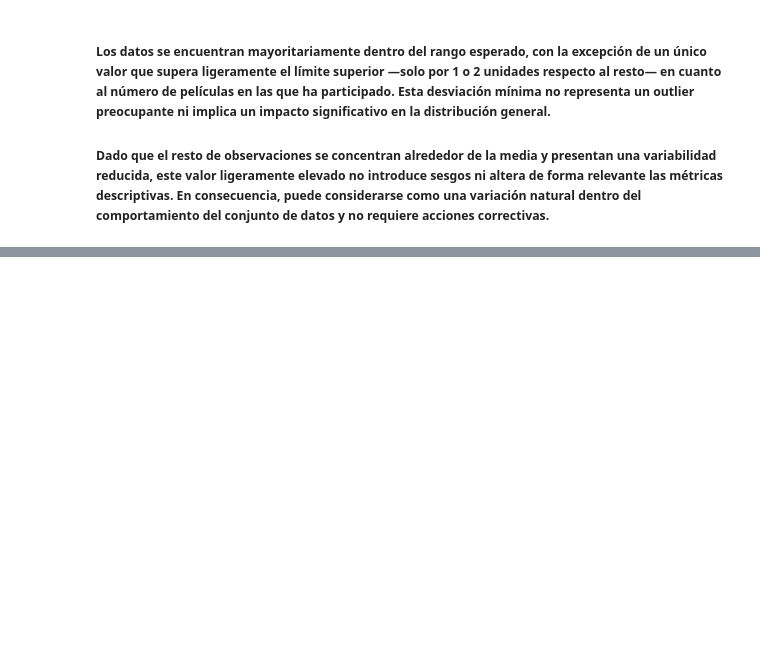
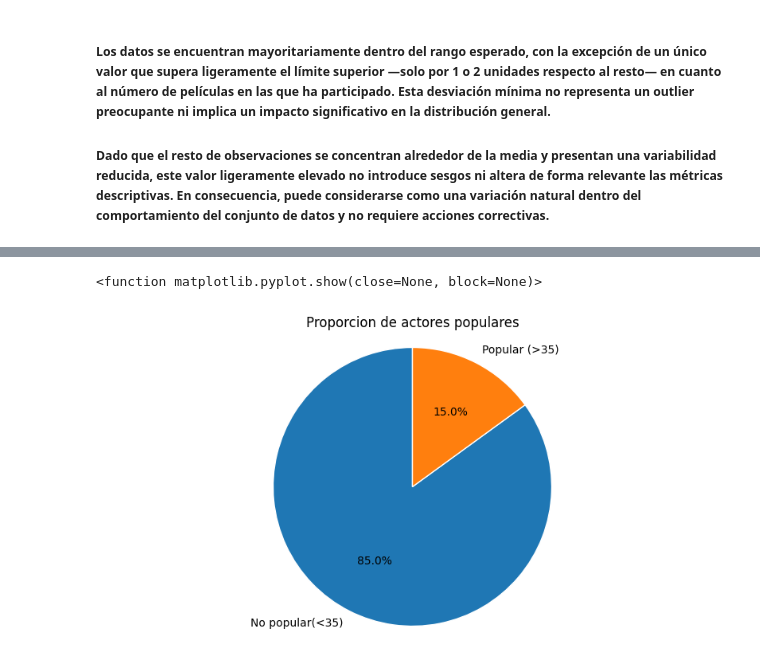
Before and after one commit to JaimeAmuedoJAH/consulta-analisis-datos-sakila, a Jupyter notebook: notebook/ProyectoIII_dataframe3.ipynb, the cells around one changed output, grey strips where cells are left out. Saved outputs shown, nothing was run; the diff lists cells and outputs as text; code cells hidden in the pictures; blank space fills up the shorter version.

```diff
--- a/notebook/ProyectoIII_dataframe3.ipynb
+++ b/notebook/ProyectoIII_dataframe3.ipynb
@@ -146,0 +247,2 @@ plt.show()
+# %%
+df_popularidad_copy['popular_actor'] = np.where(df_popularidad_copy['film_participations'] > 32, 'Sí', 'No')
@@ -146,0 +266,19 @@ plt.show()
+# %%
+values = df_popularidad_copy['popular_actor'].value_counts()
+labels = ['No popular(<35)', 'Popular (>35)']
+
+plt.figure(figsize=(10, 5))
+plt.pie(
+    values,
+    labels=labels,
+    autopct='%1.1f%%',
+    startangle=90,
+    wedgeprops={'linewidth': 1, 'edgecolor': 'white'}
+)
+
+plt.title("Proporcion de actores populares")
+plt.axis('equal')
+plt.show
+# %% [output]
+<function matplotlib.pyplot.show(close=None, block=None)>
+[figure, added]
```
Also changed, not shown: parts of 14 cells of this notebook, 1 other file.
